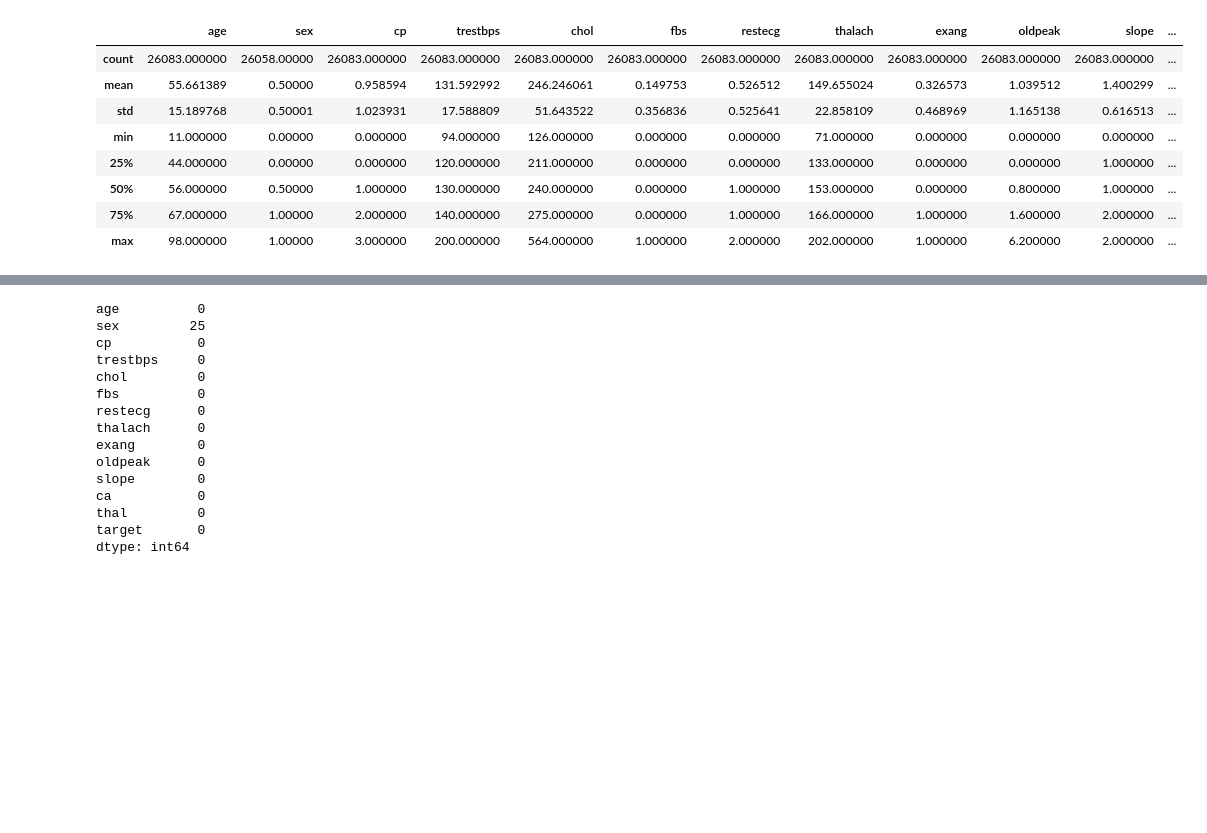
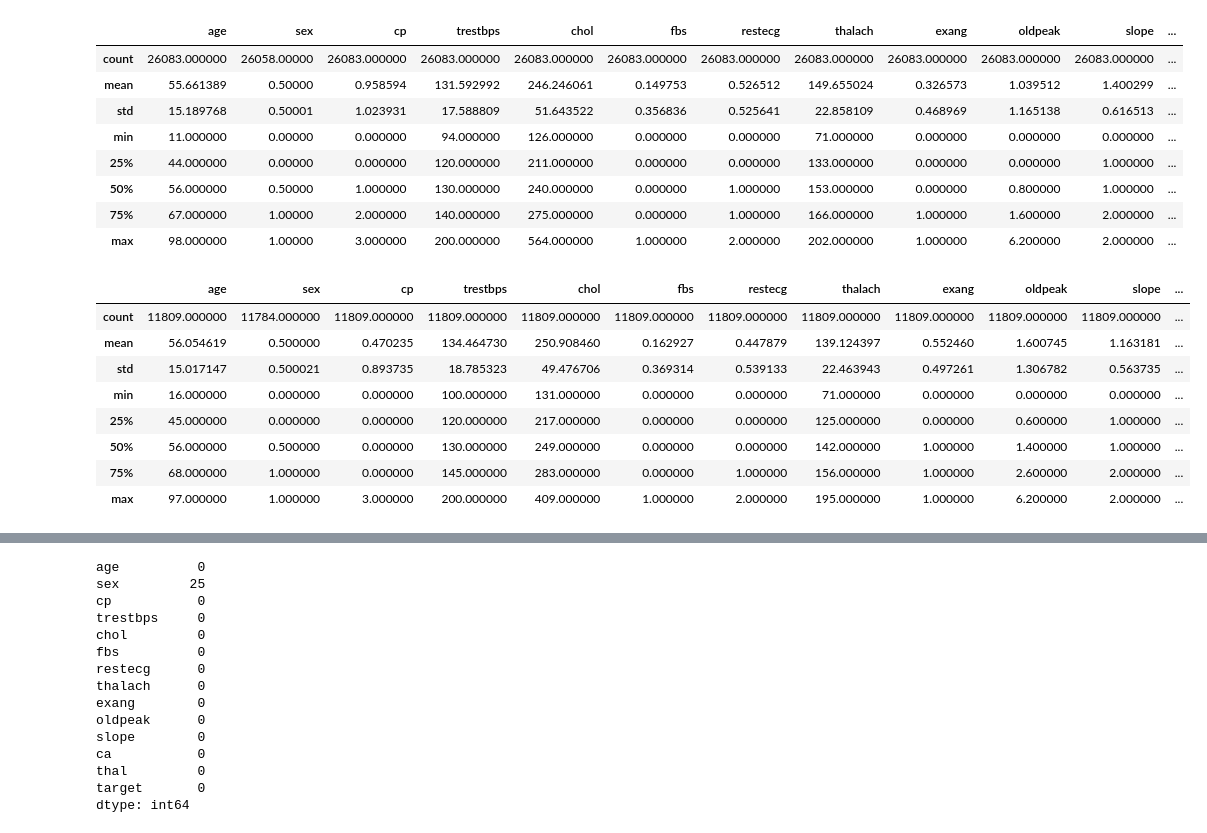
Before and after one commit to saifudienrosyid/finalproject_KKPM, a Jupyter notebook: baseline.ipynb, the cells around one changed output, grey strips where cells are left out. Drawn from its saved outputs; the diff is of its cells as text; code cells hidden in the pictures; blank space fills up the shorter version.

Commit message:
add new describe

```diff
--- a/baseline.ipynb
+++ b/baseline.ipynb
@@ -51,3 +51,15 @@ df.describe()
 | 50% | 56.000000 | 0.50000 | 1.000000 | 130.000000 | 240.000000 | 0.000000 | 1.000000 | 153.000000 | 0.000000 | 0.800000 | 1.000000 | ... |
 | 75% | 67.000000 | 1.00000 | 2.000000 | 140.000000 | 275.000000 | 0.000000 | 1.000000 | 166.000000 | 1.000000 | 1.600000 | 2.000000 | ... |
 | max | 98.000000 | 1.00000 | 3.000000 | 200.000000 | 564.000000 | 1.000000 | 2.000000 | 202.000000 | 1.000000 | 6.200000 | 2.000000 | ... |
+# %%
+df[df['target'] == 0].describe()
+# %% [output]
+|  | age | sex | cp | trestbps | chol | fbs | restecg | thalach | exang | oldpeak | slope | ... |
+| count | 11809.000000 | 11784.000000 | 11809.000000 | 11809.000000 | 11809.000000 | 11809.000000 | 11809.000000 | 11809.000000 | 11809.000000 | 11809.000000 | 11809.000000 | ... |
+| mean | 56.054619 | 0.500000 | 0.470235 | 134.464730 | 250.908460 | 0.162927 | 0.447879 | 139.124397 | 0.552460 | 1.600745 | 1.163181 | ... |
+| std | 15.017147 | 0.500021 | 0.893735 | 18.785323 | 49.476706 | 0.369314 | 0.539133 | 22.463943 | 0.497261 | 1.306782 | 0.563735 | ... |
+| min | 16.000000 | 0.000000 | 0.000000 | 100.000000 | 131.000000 | 0.000000 | 0.000000 | 71.000000 | 0.000000 | 0.000000 | 0.000000 | ... |
+| 25% | 45.000000 | 0.000000 | 0.000000 | 120.000000 | 217.000000 | 0.000000 | 0.000000 | 125.000000 | 0.000000 | 0.600000 | 1.000000 | ... |
+| 50% | 56.000000 | 0.500000 | 0.000000 | 130.000000 | 249.000000 | 0.000000 | 0.000000 | 142.000000 | 1.000000 | 1.400000 | 1.000000 | ... |
+| 75% | 68.000000 | 1.000000 | 0.000000 | 145.000000 | 283.000000 | 0.000000 | 1.000000 | 156.000000 | 1.000000 | 2.600000 | 2.000000 | ... |
+| max | 97.000000 | 1.000000 | 3.000000 | 200.000000 | 409.000000 | 1.000000 | 2.000000 | 195.000000 | 1.000000 | 6.200000 | 2.000000 | ... |
```
Also changed, not shown: parts of 1 cell of this notebook.
